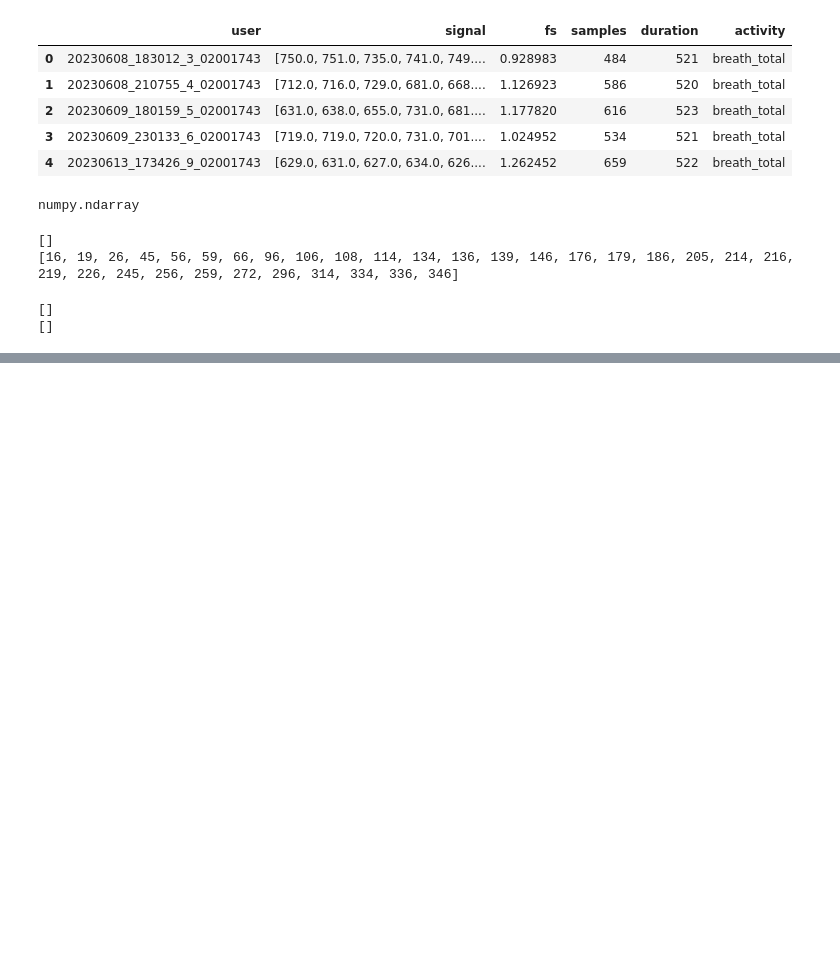
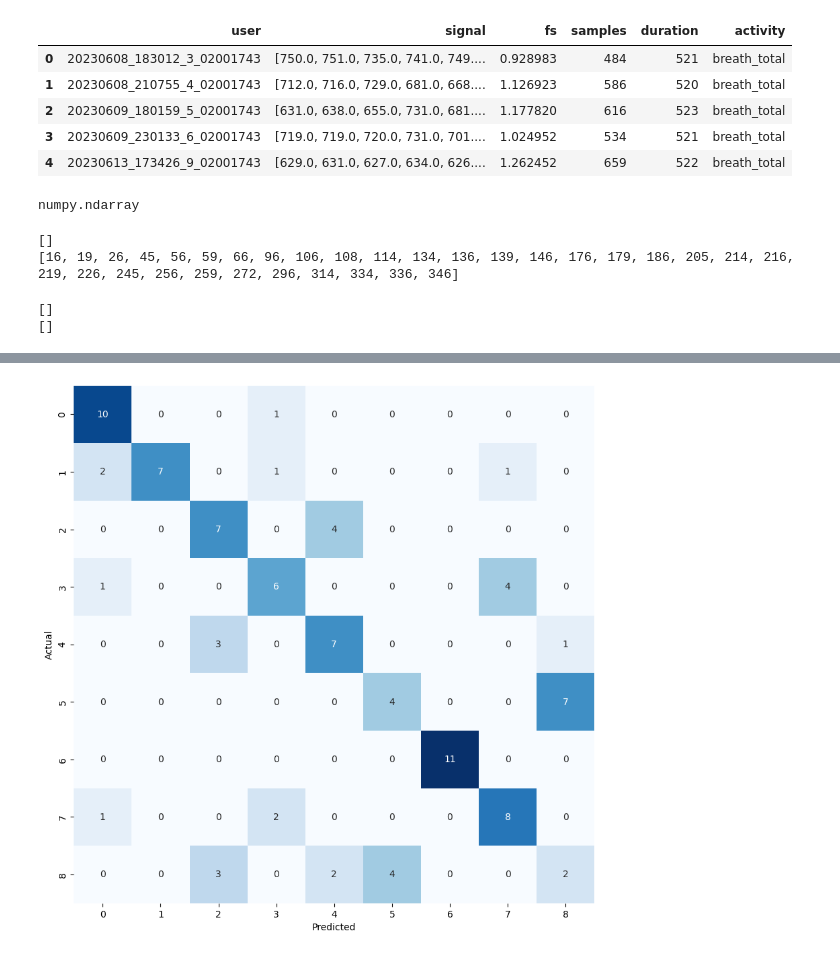
Before and after one commit to mehakrafiq/eval_lh_hf, a Jupyter notebook: signal_analysis.ipynb, the cells around one changed output, grey strips where cells are left out. Drawn from its saved outputs; the diff is of its cells as text; code cells hidden in the pictures; blank space fills up the shorter version.

```diff
--- a/signal_analysis.ipynb
+++ b/signal_analysis.ipynb
@@ -450,0 +453,4 @@ main_df_filtered.head()
+# %%
+# new dataframe with the new columns LFia and HFia with users and activity that will be used for the svm approach and comparison
+df_lf_hf_ia = main_df_filtered[['user', 'activity', 'LFia', 'HFia']]
+df_lf_hf_ia.head()
@@ -450,0 +649,7 @@ main_df_filtered.head()
+# %%
+# repeat all the steps with the df_lf_hf_ia like we did witht he df_lf_hf dataframe
+#drop user column as we dont need it for the svm approach and comparison
+df_lf_hf_ia = df_lf_hf_ia.drop(columns=['user'])
+
+# convert activity column to numerical values
+df_lf_hf_ia['activity'] = df_lf_hf_ia['activity'].apply(convert_activity)
@@ -450,0 +734,25 @@ main_df_filtered.head()
+# %%
+#using the second df_lf_hf_ia to train & test the svm model -
+
+#drop nan values
+df_lf_hf_ia = df_lf_hf_ia.dropna()
+
+# Selecting only the 'LFia' and 'HFia' columns for the prediction task
+X2 = df_lf_hf_ia.drop(columns=['activity']).values
+y2 = df_lf_hf_ia['activity'].values
+
+# Setting shuffle=True to shuffle the data before splitting
+X_train2, X_test2, y_train2, y_test2 = train_test_split(X2, y2, test_size=0.3, random_state=42, stratify=y2, shuffle=True)
+
+# Scaling the data
+scaler = StandardScaler()
+X_train2 = scaler.fit_transform(X_train2)  # Fit and transform the scaler on the training data only
+X_test2 = scaler.transform(X_test2)
+
+# Training the SVM model
+model = svm.SVC(kernel='rbf', C=100, gamma=0.1)
+model.fit(X_train2, y_train2)
+
+# Making predictions on the test set
+y_pred2 = model.predict(X_test2)
+# y_pred2
@@ -450,0 +799,10 @@ main_df_filtered.head()
+# %%
+# plot the confusion matrix
+cm2 = confusion_matrix(y_test2, y_pred2)
+plt.figure(figsize=(10, 10))
+sns.heatmap(cm2, annot=True, fmt='d', cmap='Blues', cbar=False)
+plt.xlabel('Predicted')
+plt.ylabel('Actual')
+plt.show()
+# %% [output]
+[figure, added]
```
Also changed, not shown: parts of 19 cells of this notebook.
